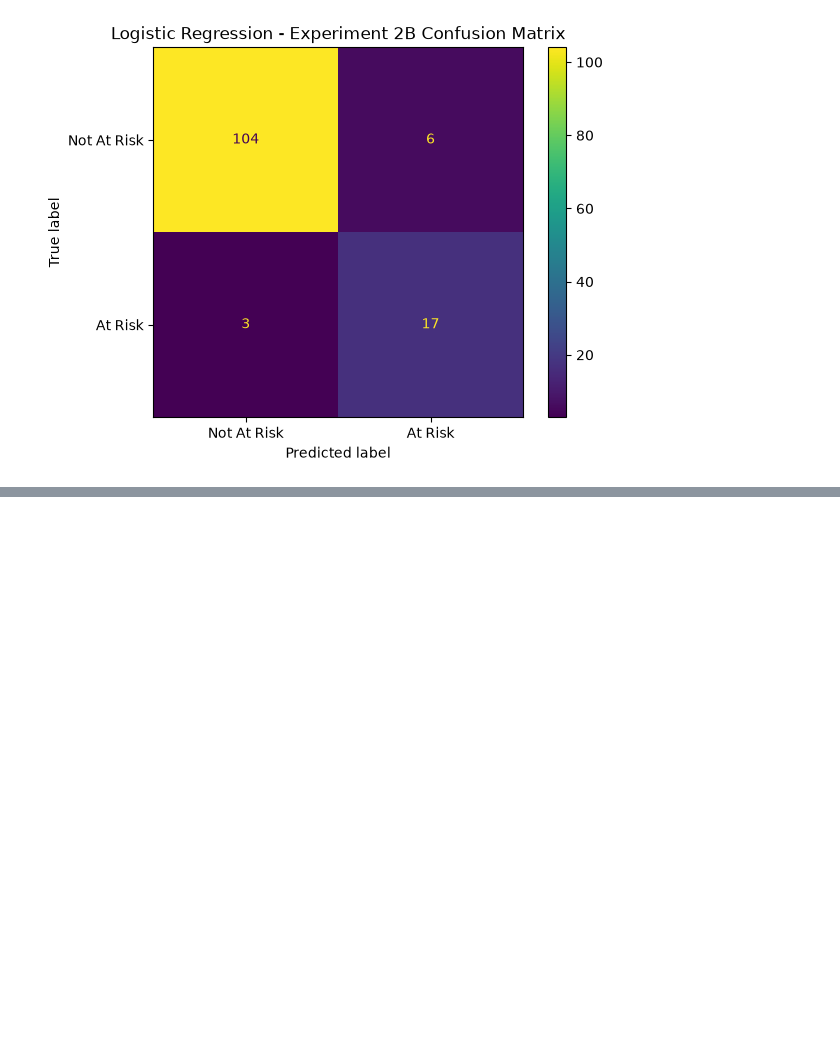
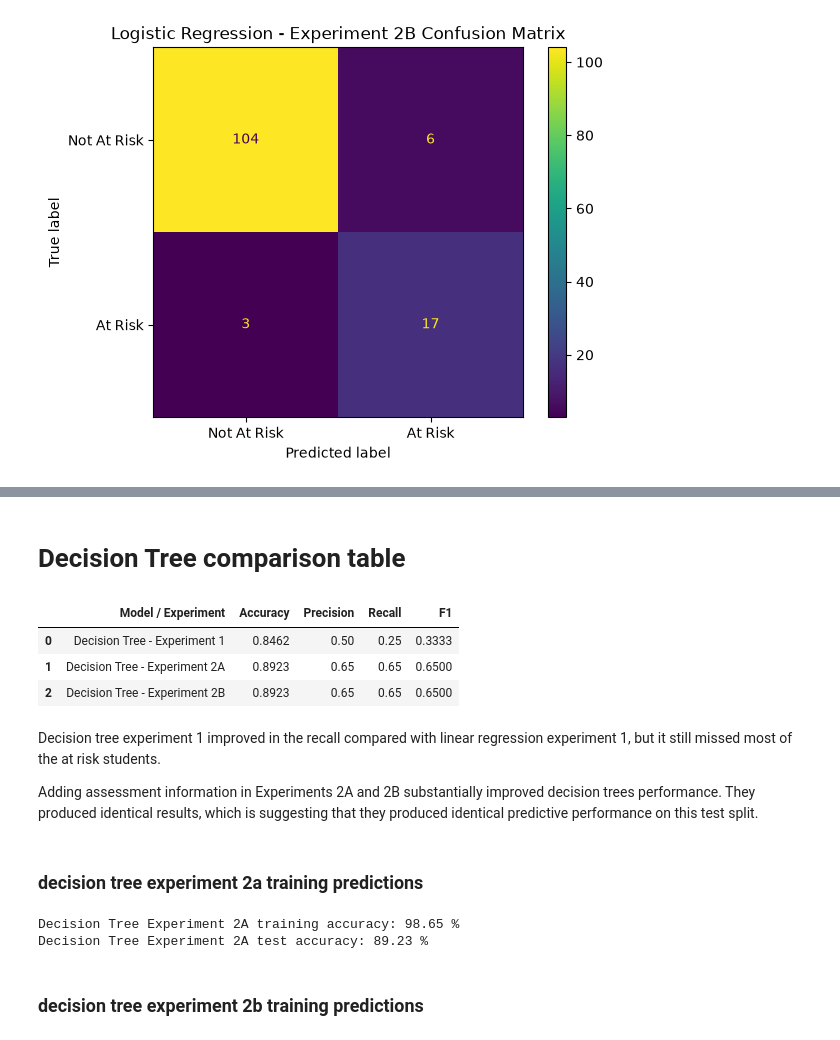
Before and after one commit to fip1234/phronesis, a Jupyter notebook: notebooks/01_eda.ipynb, the cells around one changed output, grey strips where cells are left out. Drawn from its saved outputs; the diff is of its cells as text; code cells hidden in the pictures; blank space fills up the shorter version.

```diff
--- a/notebooks/01_eda.ipynb
+++ b/notebooks/01_eda.ipynb
@@ -966,0 +1080,6 @@ plt.show()
+# %%
+#create decision tree
+tree_exp2b= DecisionTreeClassifier(random_state=42)
+
+#train model with experiment 2b data (prev_failure,absences,grade_average,grade_change)
+tree_exp2b.fit(X2b_train, y2b_train)
@@ -966,0 +1088,9 @@ plt.show()
+# %%
+# #predict on test data
+tree_exp2b_predictions= tree_exp2b.predict(X2b_test)
+
+#check no of predictions and values
+print("Number of predictions:",len(tree_exp2b_predictions))
+
+#check number of students predicted at risk 1 & not at risk 0
+print("Prediction values and counts:",np.unique(tree_exp2b_predictions,return_counts=True))
@@ -966,0 +1130,62 @@ plt.show()
+# %% [markdown]
+# Decision Tree comparison table
+# %%
+#decision tree comparison table
+
+decision_tree_comparison= pd.DataFrame({
+    "Model / Experiment":[
+        "Decision Tree - Experiment 1",
+        "Decision Tree - Experiment 2A",
+        "Decision Tree - Experiment 2B"
+    ],
+
+    "Accuracy":[
+        tree_exp1_accuracy,
+        tree_exp2a_accuracy,
+        tree_exp2b_accuracy
+    ],
+
+    "Precision":[
+        tree_exp1_precision,
+        tree_exp2a_precision,
+        tree_exp2b_precision
+    ],
+
+    "Recall":[
+        tree_exp1_recall,
+        tree_exp2a_recall,
+        tree_exp2b_recall
+    ],
+
+    "F1":[
+        tree_exp1_f1,
+        tree_exp2a_f1,
+        tree_exp2b_f1
+    ]
+})
+
+decision_tree_comparison.round(4)
+# %% [output]
+|  | Model / Experiment | Accuracy | Precision | Recall | F1 |
+| 0 | Decision Tree - Experiment 1 | 0.8462 | 0.50 | 0.25 | 0.3333 |
+| 1 | Decision Tree - Experiment 2A | 0.8923 | 0.65 | 0.65 | 0.6500 |
+| 2 | Decision Tree - Experiment 2B | 0.8923 | 0.65 | 0.65 | 0.6500 |
+# %% [markdown]
+Decision tree experiment 1 improved in the recall compared with linear regression experiment 1, but it still missed most of the at risk students.
+
+Adding assessment information in Experiments 2A and 2B substantially improved decision trees performance. They produced identical results, which is suggesting that they produced identical predictive performance on this test split.
+# %% [markdown]
+### decision tree experiment 2a training predictions
+# %%
+tree_exp2a_train_predictions= tree_exp2a.predict(X2a_train)
+
+#training accuracy
+tree_exp2a_train_accuracy= accuracy_score(y2a_train,tree_exp2a_train_predictions)
+
+print("Decision Tree Experiment 2A training accuracy:",round(tree_exp2a_train_accuracy*100,2),"%")
+print("Decision Tree Experiment 2A test accuracy:",round(tree_exp2a_accuracy*100,2),"%")
+# %% [output]
+Decision Tree Experiment 2A training accuracy: 98.65 %
+Decision Tree Experiment 2A test accuracy: 89.23 %
+# %% [markdown]
+### decision tree experiment 2b training predictions
```
Also changed, not shown: parts of 36 cells of this notebook, 2 other files.
